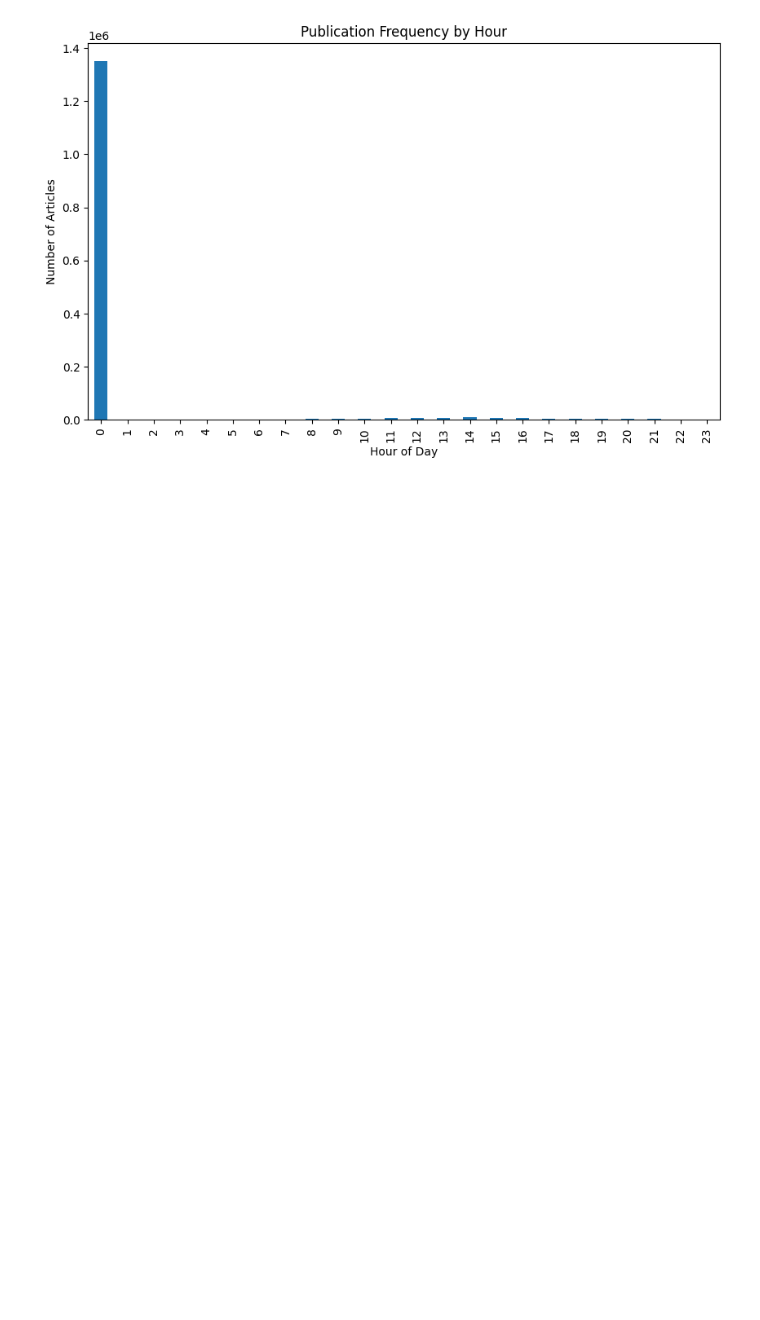
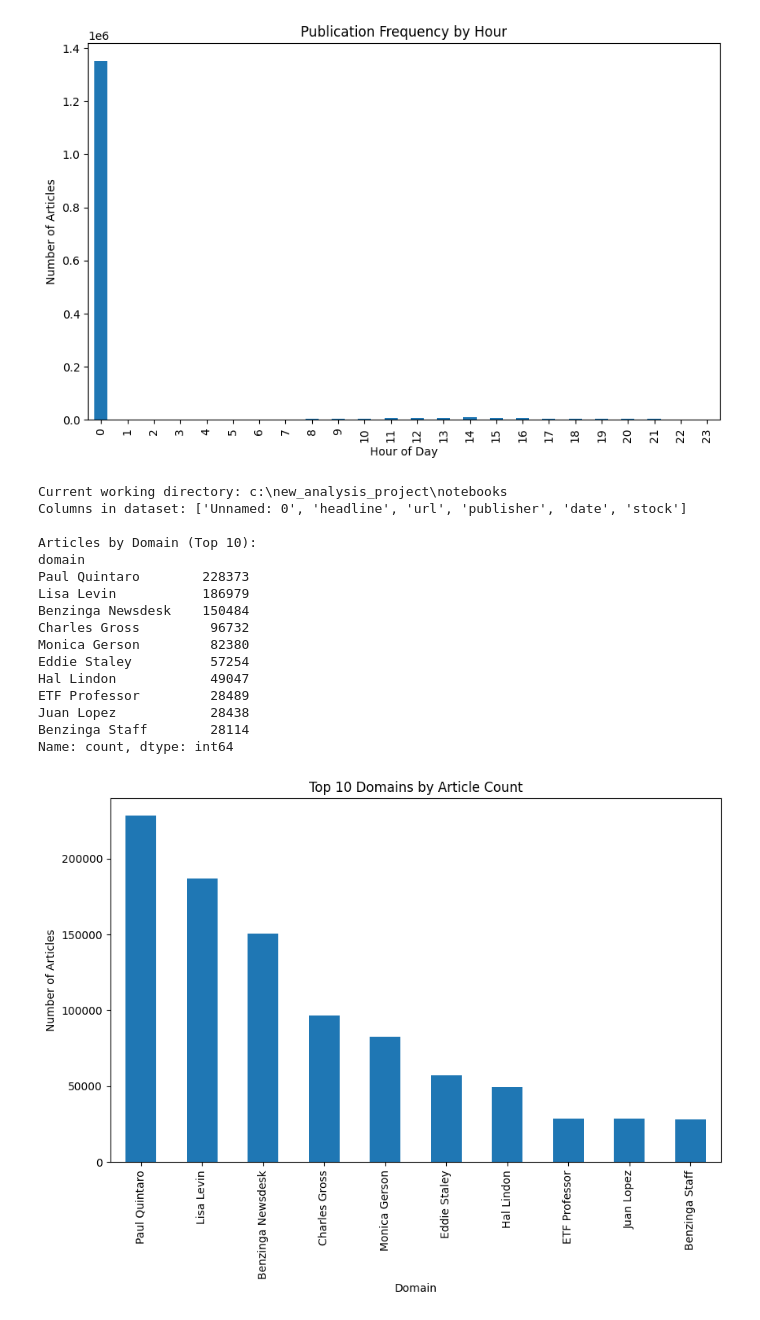
Before and after one commit to hawetengg/news_analysis_project, a Jupyter notebook: notebooks/eda_analysis.ipynb, the cells around one changed output. Cells and saved outputs as stored; diff of their text form; code cells hidden in the pictures; blank space fills up the shorter version.

Commit message:
Task 4: Publisher Analysis with domain extraction and top domains plot

```diff
--- a/notebooks/eda_analysis.ipynb
+++ b/notebooks/eda_analysis.ipynb
@@ -232,3 +232,56 @@ Current working directory: c:\new_analysis_project\notebooks
 Columns in dataset: ['Unnamed: 0', 'headline', 'url', 'publisher', 'date', 'stock']
 [figure]
 [figure]
+# %%
+import pandas as pd
+import matplotlib.pyplot as plt
+import os
+
+# Ensure matplotlib plots display inline
+%matplotlib inline
+
+# Confirm current working directory
+print("Current working directory:", os.getcwd())
+
+# Set paths
+project_root = 'C:/new_analysis_project'
+data_dir = os.path.join(project_root, 'data')
+notebooks_dir = os.path.join(project_root, 'notebooks')
+
+# Load data
+df = pd.read_csv(os.path.join(data_dir, 'raw_analyst_ratings.csv'))
+print("Columns in dataset:", df.columns.tolist())
+
+# Publisher Analysis
+df['domain'] = df['publisher'].apply(lambda x: x.split('@')[-1] if '@' in str(x) else str(x))
+domain_counts = df['domain'].value_counts()
+print("\nArticles by Domain (Top 10):")
+print(domain_counts.head(10))
+
+# Plot top domains
+plt.figure(figsize=(10, 6))
+domain_counts.head(10).plot(kind='bar')
+plt.title('Top 10 Domains by Article Count')
+plt.xlabel('Domain')
+plt.ylabel('Number of Articles')
+plt.show()
+plt.savefig(os.path.join(notebooks_dir, 'top_domains.png'))
+plt.close()
+# %% [output]
+Current working directory: c:\new_analysis_project\notebooks
+Columns in dataset: ['Unnamed: 0', 'headline', 'url', 'publisher', 'date', 'stock']
+
+Articles by Domain (Top 10):
+domain
+Paul Quintaro        228373
+Lisa Levin           186979
+Benzinga Newsdesk    150484
+Charles Gross         96732
+Monica Gerson         82380
+Eddie Staley          57254
+Hal Lindon            49047
+ETF Professor         28489
+Juan Lopez            28438
+Benzinga Staff        28114
+Name: count, dtype: int64
+[figure, added]
```
Also changed, not shown: 1 other file.
